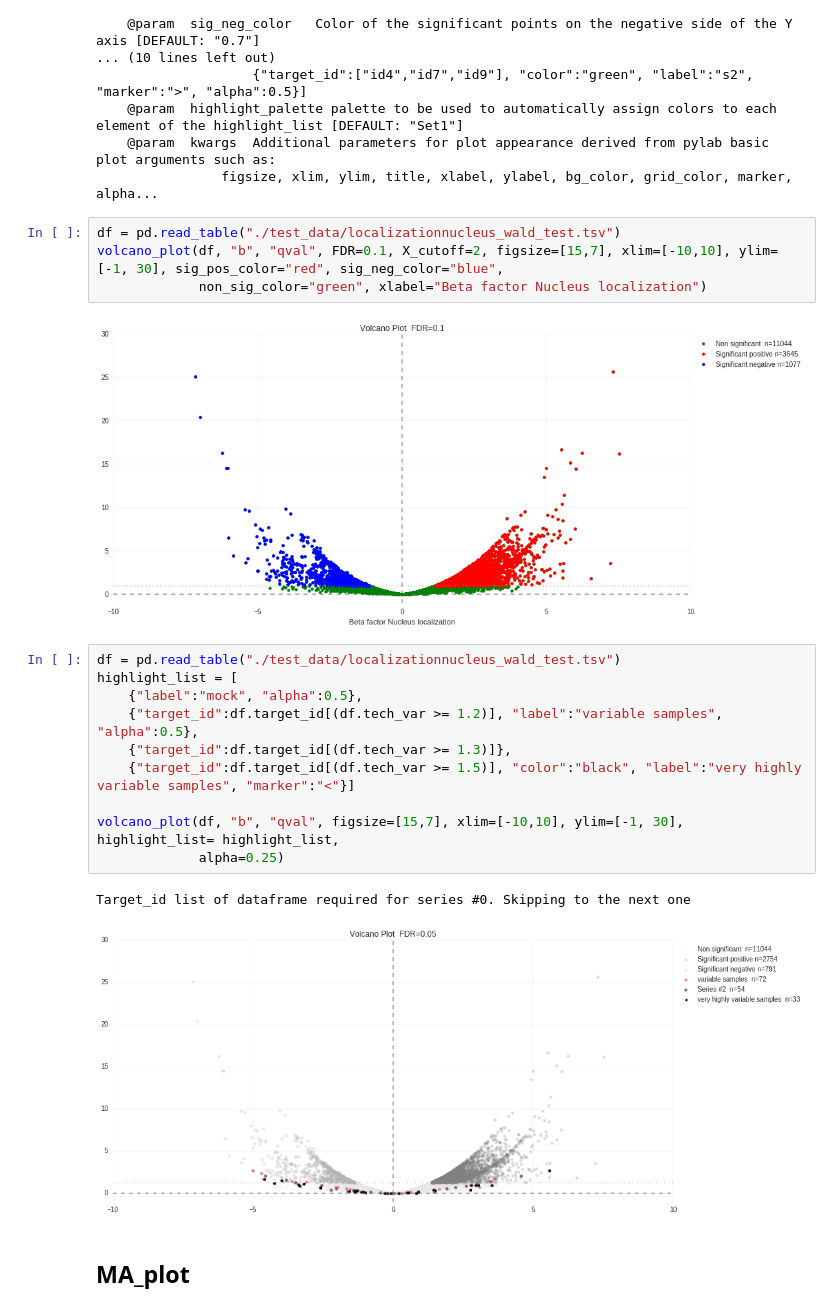
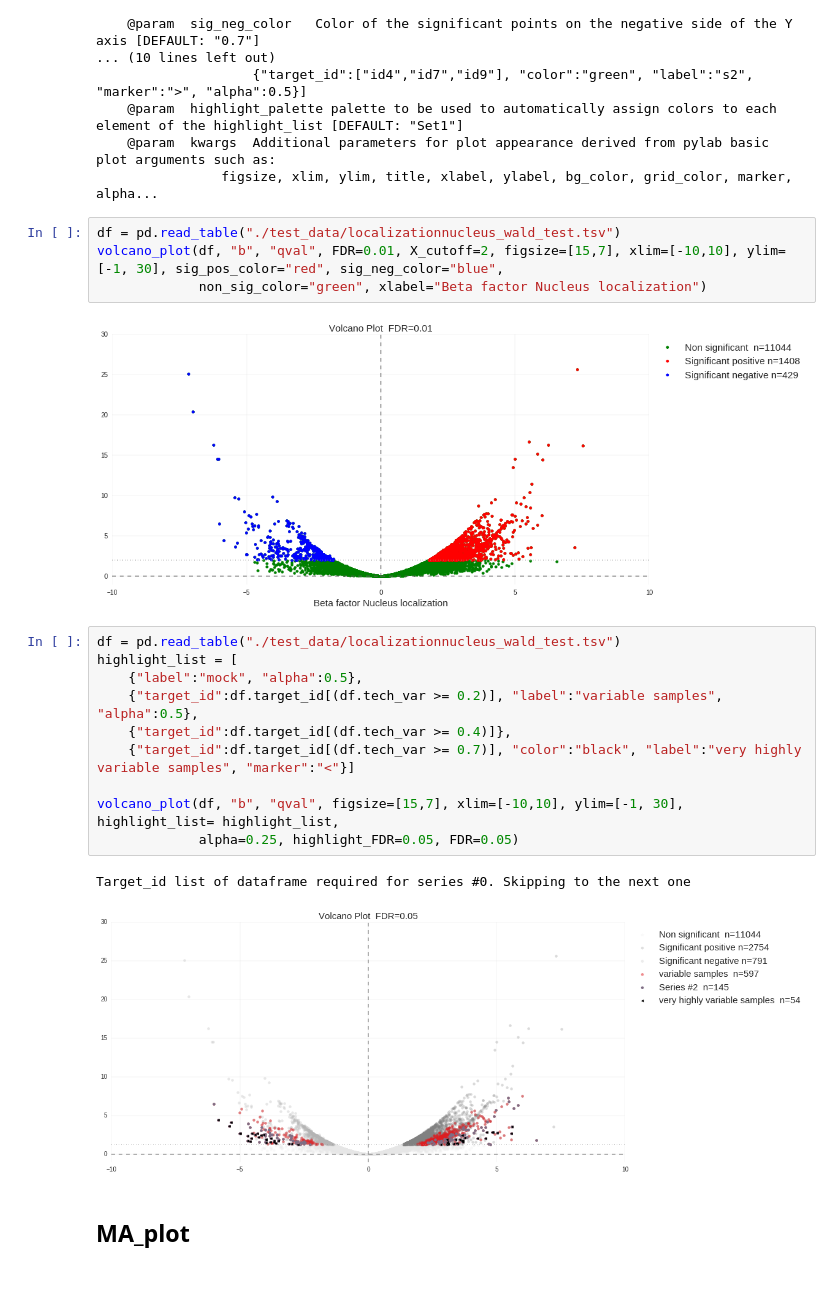
Before and after one commit to a-slide/pyBioPlot, a Jupyter notebook: test_pyBioPlot.ipynb, the cells around one changed output. Cells and saved outputs as stored; diff of their text form; blank space fills up the shorter version.

Commit message:
add new FDR threshold option for highlight list

```diff
--- a/test_pyBioPlot.ipynb
+++ b/test_pyBioPlot.ipynb
@@ -41,23 +41,23 @@ volcano_plot(df, X, Y, FDR=0.05, X_cutoff=1, sig_pos_color='0.5', sig_neg_color=
                 figsize, xlim, ylim, title, xlabel, ylabel, bg_color, grid_color, marker, alpha...
 # %%
 df = pd.read_table("./test_data/localizationnucleus_wald_test.tsv")
-volcano_plot(df, "b", "qval", FDR=0.1, X_cutoff=2, figsize=[15,7], xlim=[-10,10], ylim=[-1, 30], sig_pos_color="red", sig_neg_color="blue",
+volcano_plot(df, "b", "qval", FDR=0.01, X_cutoff=2, figsize=[15,7], xlim=[-10,10], ylim=[-1, 30], sig_pos_color="red", sig_neg_color="blue",
              non_sig_color="green", xlabel="Beta factor Nucleus localization")
 # %% [output]
-[figure, old version]
+[figure, new version]
 # %%
 df = pd.read_table("./test_data/localizationnucleus_wald_test.tsv")
 highlight_list = [
     {"label":"mock", "alpha":0.5},
-    {"target_id":df.target_id[(df.tech_var >= 1.2)], "label":"variable samples", "alpha":0.5},
-    {"target_id":df.target_id[(df.tech_var >= 1.3)]},
-    {"target_id":df.target_id[(df.tech_var >= 1.5)], "color":"black", "label":"very highly variable samples", "marker":"<"}]
+    {"target_id":df.target_id[(df.tech_var >= 0.2)], "label":"variable samples", "alpha":0.5},
+    {"target_id":df.target_id[(df.tech_var >= 0.4)]},
+    {"target_id":df.target_id[(df.tech_var >= 0.7)], "color":"black", "label":"very highly variable samples", "marker":"<"}]
 
 volcano_plot(df, "b", "qval", figsize=[15,7], xlim=[-10,10], ylim=[-1, 30], highlight_list= highlight_list,
-             alpha=0.25)
+             alpha=0.25, highlight_FDR=0.05, FDR=0.05)
 # %% [output]
 Target_id list of dataframe required for series #0. Skipping to the next one
-[figure, old version]
+[figure, new version]
 # %% [markdown]
 ## MA_plot
 # %%
```
Also changed, not shown: parts of 4 cells of this notebook, 1 other file.
